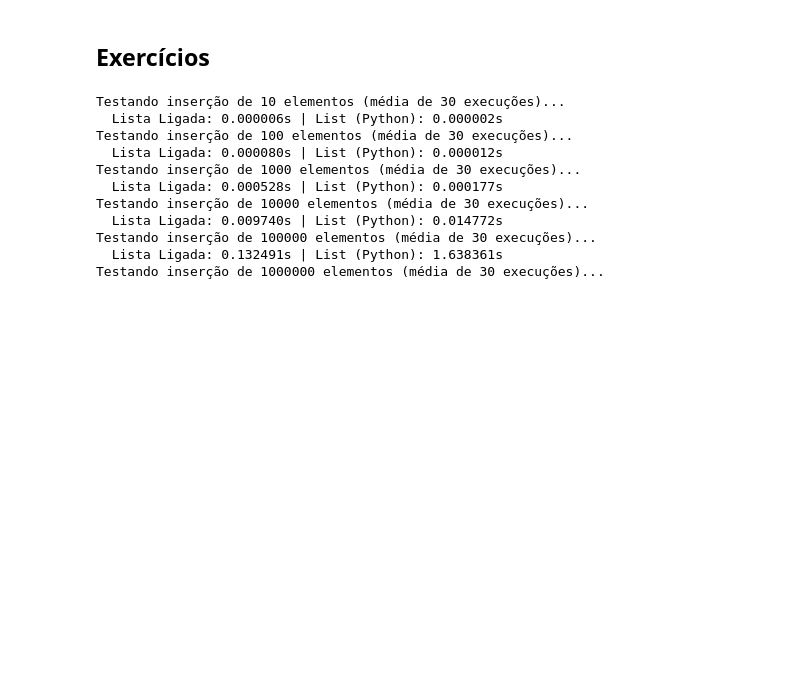
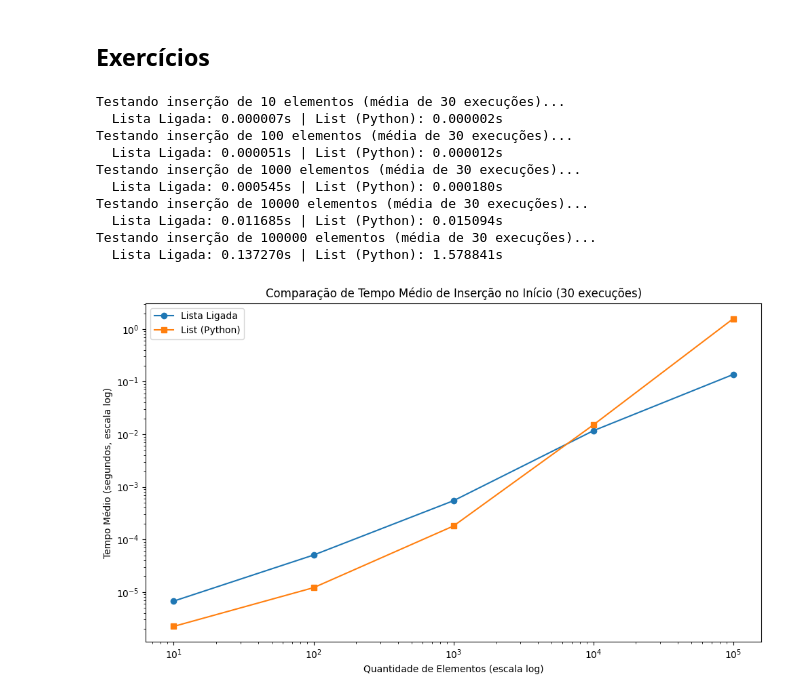
Before and after one commit to tiagopessoalima/ED2, a Jupyter notebook: Aula_Semana_04_(ED2).ipynb, the cells around one changed output. Cells and saved outputs as stored; diff of their text form; code cells hidden in the pictures; blank space fills up the shorter version.

```diff
--- a/Aula_Semana_04_(ED2).ipynb
+++ b/Aula_Semana_04_(ED2).ipynb
@@ -385,44 +379,43 @@ def teste_lista_python(qtd):
 
 # ---------- Execução dos Testes ----------
 
-tamanhos = [10**i for i in range(1, 7)]
+tamanhos = [10**i for i in range(1, 6)]
 tempos_ligada = []
 tempos_python = []
 
 for tamanho in tamanhos:
     print(f"Testando inserção de {tamanho} elementos (média de 30 execuções)...")
 
     tempo_ll = calcular_tempo_medio(teste_lista_ligada, tamanho)
     tempo_py = calcular_tempo_medio(teste_lista_python, tamanho)
 
     print(f"  Lista Ligada: {tempo_ll:.6f}s | List (Python): {tempo_py:.6f}s")
 
     tempos_ligada.append(tempo_ll)
     tempos_python.append(tempo_py)
 
 # ---------- Gráfico ----------
 
 plt.figure(figsize=(10, 6))
 plt.plot(tamanhos, tempos_ligada, label='Lista Ligada', marker='o')
 plt.plot(tamanhos, tempos_python, label='List (Python)', marker='s')
 plt.xscale('log')
 plt.yscale('log')
 plt.xlabel('Quantidade de Elementos (escala log)')
 plt.ylabel('Tempo Médio (segundos, escala log)')
 plt.title('Comparação de Tempo Médio de Inserção no Início (30 execuções)')
 plt.legend()
-plt.grid(True, which="both", linestyle="--", alpha=0.6)
 plt.tight_layout()
 plt.show()
 # %% [output]
 Testando inserção de 10 elementos (média de 30 execuções)...
-  Lista Ligada: 0.000006s | List (Python): 0.000002s
+  Lista Ligada: 0.000007s | List (Python): 0.000002s
 Testando inserção de 100 elementos (média de 30 execuções)...
-  Lista Ligada: 0.000080s | List (Python): 0.000012s
+  Lista Ligada: 0.000051s | List (Python): 0.000012s
 Testando inserção de 1000 elementos (média de 30 execuções)...
-  Lista Ligada: 0.000528s | List (Python): 0.000177s
+  Lista Ligada: 0.000545s | List (Python): 0.000180s
 Testando inserção de 10000 elementos (média de 30 execuções)...
-  Lista Ligada: 0.009740s | List (Python): 0.014772s
+  Lista Ligada: 0.011685s | List (Python): 0.015094s
 Testando inserção de 100000 elementos (média de 30 execuções)...
-  Lista Ligada: 0.132491s | List (Python): 1.638361s
-Testando inserção de 1000000 elementos (média de 30 execuções)...
+  Lista Ligada: 0.137270s | List (Python): 1.578841s
+[figure, added]
```
Also changed, not shown: parts of 11 cells of this notebook.
